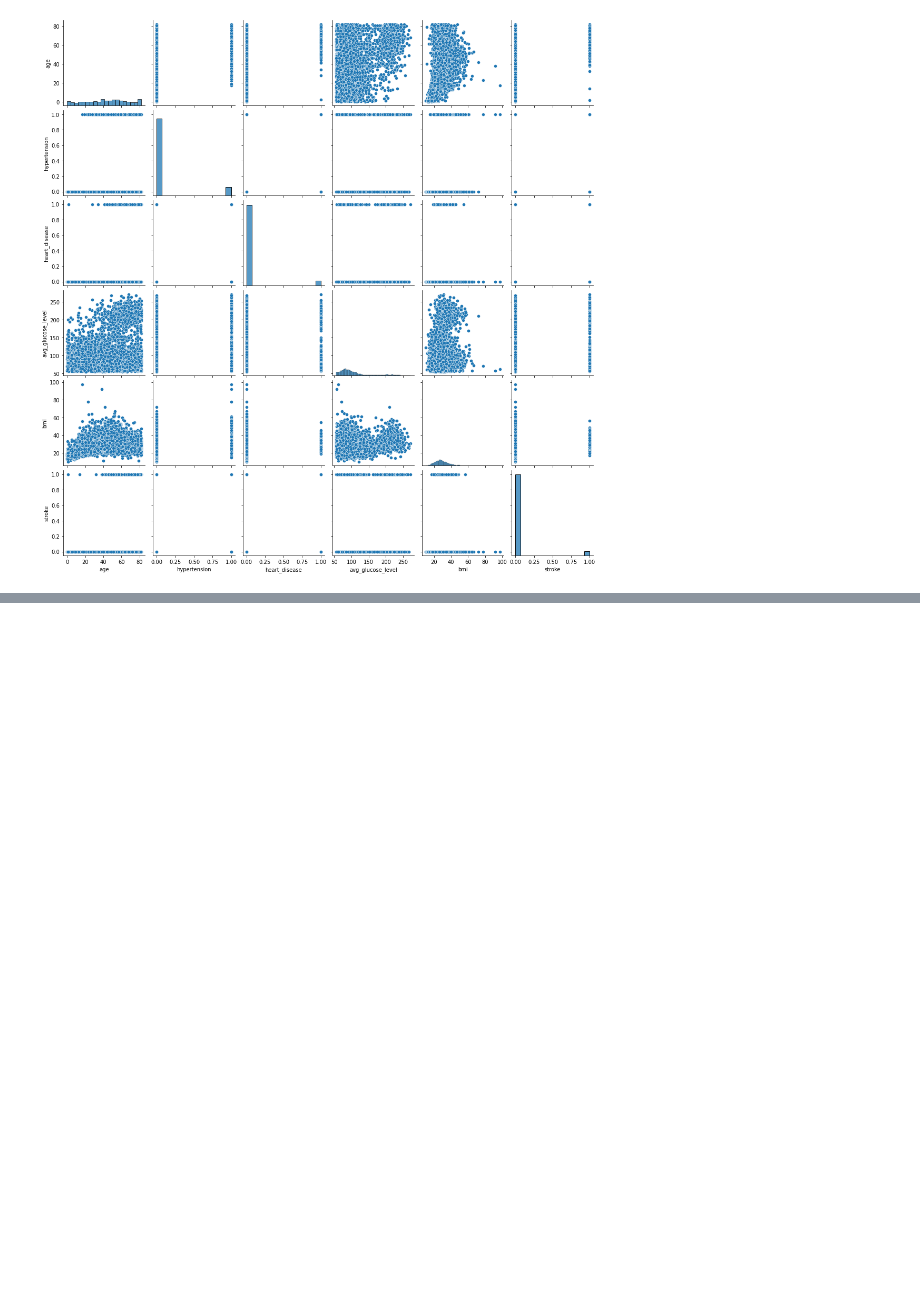
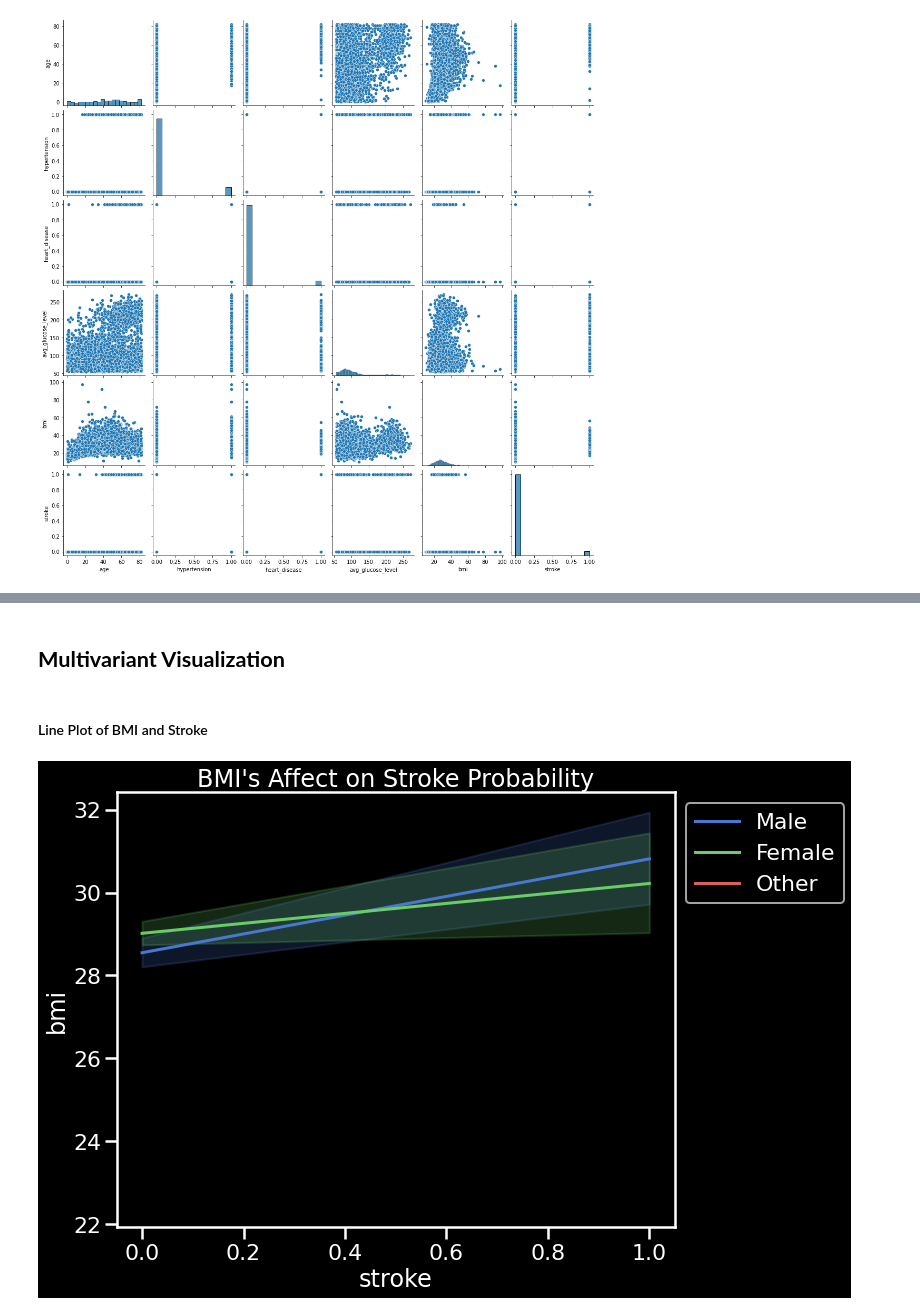
Before and after one commit to Bschreff/Heath-Care-Predictions, a Jupyter notebook: Stroke.ipynb, the cells around one changed output, grey strips where cells are left out. Saved outputs shown, nothing was run; the diff lists cells and outputs as text; code cells hidden in the pictures; blank space fills up the shorter version.

```diff
--- a/Stroke.ipynb
+++ b/Stroke.ipynb
@@ -273,0 +286,13 @@ sns.pairplot(df.iloc[:, [1,2,3,7,8,10]]);
+# %% [markdown]
+## **Multivariant Visualization**
+# %% [markdown]
+#### Line Plot of BMI and Stroke
+# %%
+plt.figure(figsize=(10,8))
+sns.lineplot(data = df, y='bmi',x='stroke', hue = 'gender').set(title=
+"BMI's Affect on Stroke Probability")
+sns.set_context('poster')
+plt.style.use(['dark_background', 'seaborn-muted']);
+plt.legend(bbox_to_anchor = (1,1));
+# %% [output]
+[figure, added]
```
Also changed, not shown: parts of 19 cells of this notebook.
